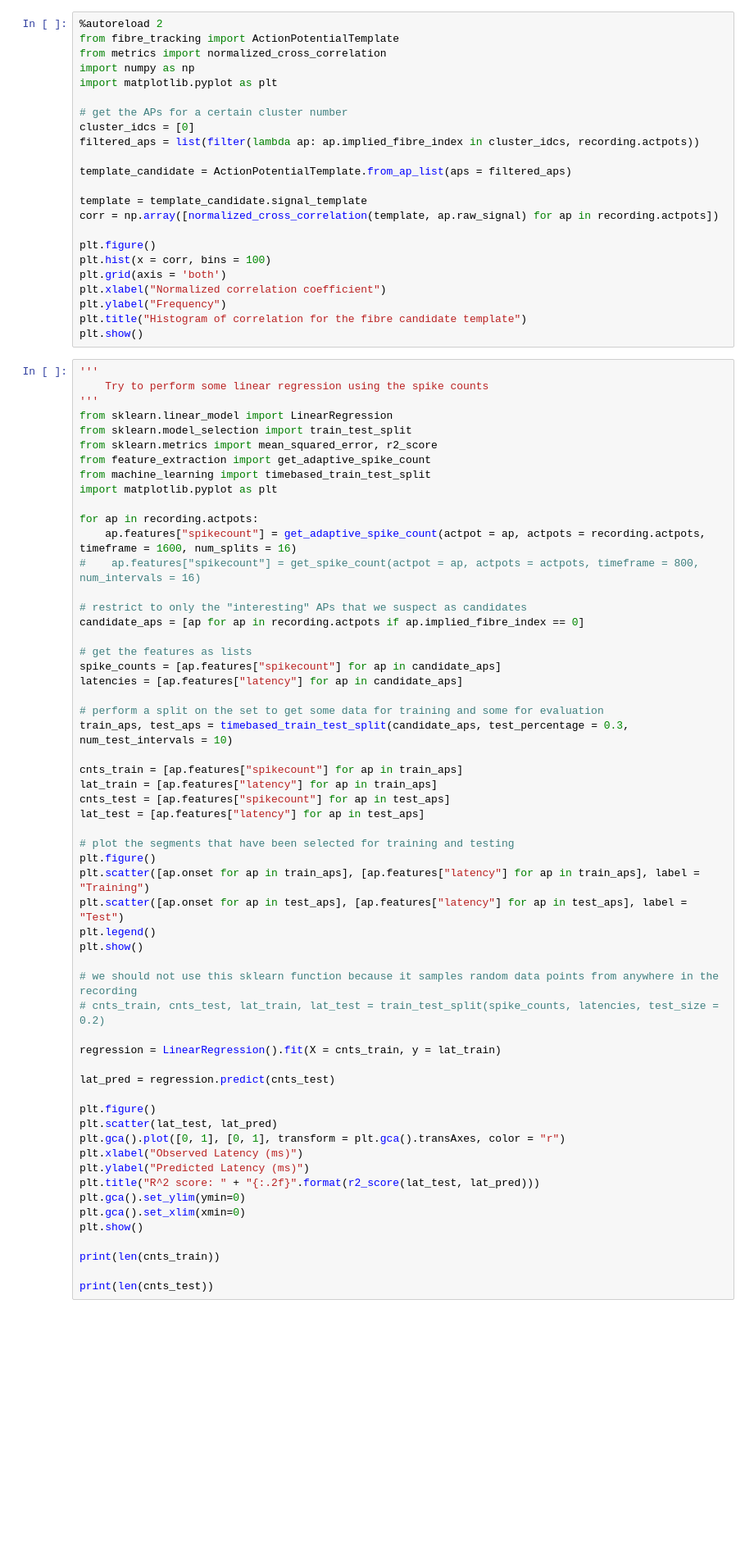
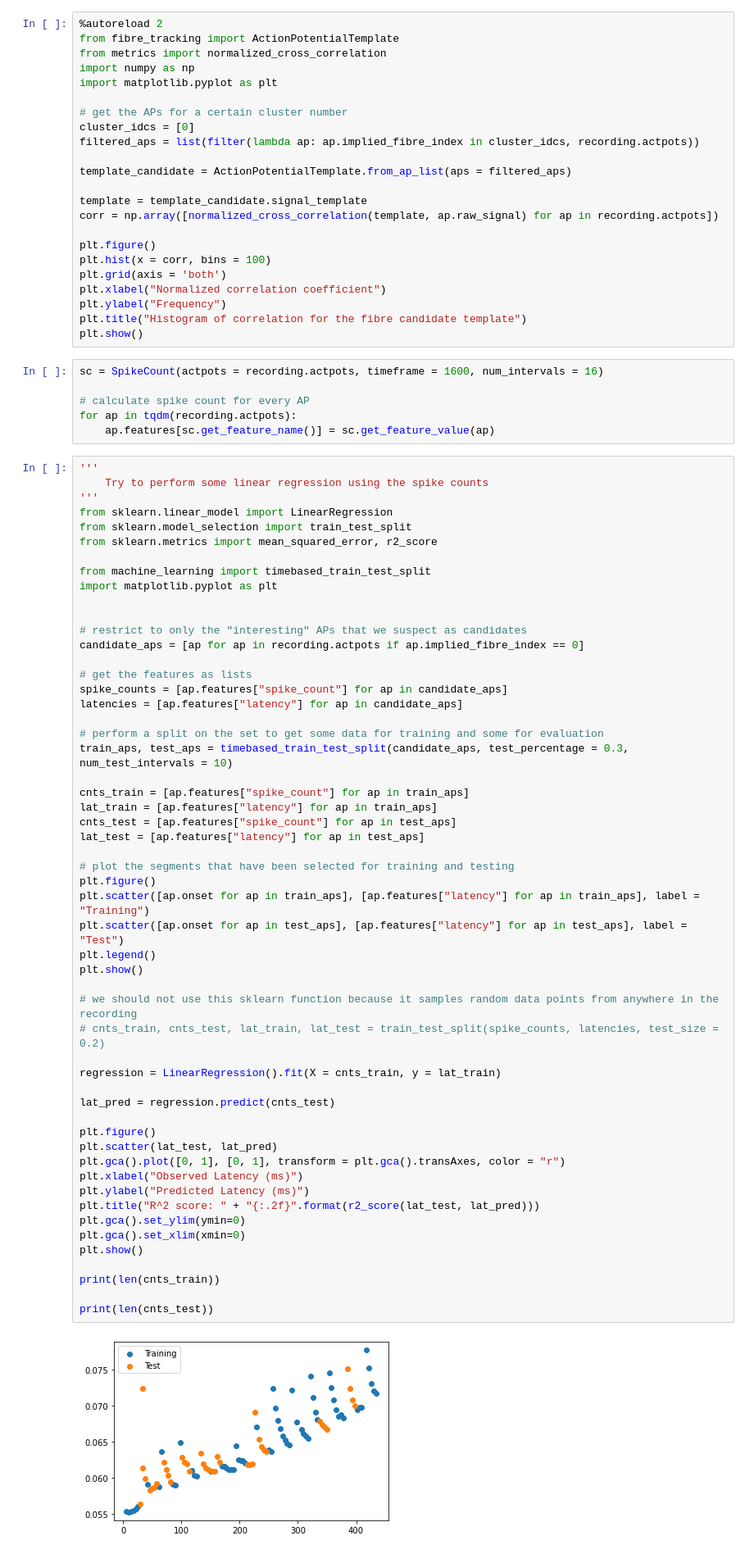
Before and after one commit to rwth-imi/openMNGlab, a Jupyter notebook: code/Spike2_Analysis.ipynb, the cells around one changed output. Shown at 82% size. Saved outputs shown, nothing was run; the diff lists cells and outputs as text; blank space fills up the shorter version.

Commit message:
Fixed problems with feature extraction and duplicate definition of colors

```diff
--- a/code/Spike2_Analysis.ipynb
+++ b/code/Spike2_Analysis.ipynb
@@ -149,6 +106,12 @@ plt.xlabel("Normalized correlation coefficient")
 plt.ylabel("Frequency")
 plt.title("Histogram of correlation for the fibre candidate template")
 plt.show()
+# %%
+sc = SpikeCount(actpots = recording.actpots, timeframe = 1600, num_intervals = 16)
+
+# calculate spike count for every AP
+for ap in tqdm(recording.actpots):
+    ap.features[sc.get_feature_name()] = sc.get_feature_value(ap)
 # %%
 '''
     Try to perform some linear regression using the spike counts
@@ -156,53 +119,52 @@ plt.show()
 from sklearn.linear_model import LinearRegression
 from sklearn.model_selection import train_test_split
 from sklearn.metrics import mean_squared_error, r2_score
-from feature_extraction import get_adaptive_spike_count
+
 from machine_learning import timebased_train_test_split
 import matplotlib.pyplot as plt
 
-for ap in recording.actpots:
-    ap.features["spikecount"] = get_adaptive_spike_count(actpot = ap, actpots = recording.actpots, timeframe = 1600, num_splits = 16)
-#    ap.features["spikecount"] = get_spike_count(actpot = ap, actpots = actpots, timeframe = 800, num_intervals = 16)
 
 # restrict to only the "interesting" APs that we suspect as candidates
 candidate_aps = [ap for ap in recording.actpots if ap.implied_fibre_index == 0]
 
 # get the features as lists
-spike_counts = [ap.features["spikecount"] for ap in candidate_aps]
+spike_counts = [ap.features["spike_count"] for ap in candidate_aps]
 latencies = [ap.features["latency"] for ap in candidate_aps]
 
 # perform a split on the set to get some data for training and some for evaluation
 train_aps, test_aps = timebased_train_test_split(candidate_aps, test_percentage = 0.3, num_test_intervals = 10)
 
-cnts_train = [ap.features["spikecount"] for ap in train_aps]
+cnts_train = [ap.features["spike_count"] for ap in train_aps]
 lat_train = [ap.features["latency"] for ap in train_aps]
-cnts_test = [ap.features["spikecount"] for ap in test_aps]
+cnts_test = [ap.features["spike_count"] for ap in test_aps]
 lat_test = [ap.features["latency"] for ap in test_aps]
 
 # plot the segments that have been selected for training and testing
 plt.figure()
 plt.scatter([ap.onset for ap in train_aps], [ap.features["latency"] for ap in train_aps], label = "Training")
 plt.scatter([ap.onset for ap in test_aps], [ap.features["latency"] for ap in test_aps], label = "Test")
 plt.legend()
 plt.show()
 
 # we should not use this sklearn function because it samples random data points from anywhere in the recording
 # cnts_train, cnts_test, lat_train, lat_test = train_test_split(spike_counts, latencies, test_size = 0.2)
 
 regression = LinearRegression().fit(X = cnts_train, y = lat_train)
 
 lat_pred = regression.predict(cnts_test)
 
 plt.figure()
 plt.scatter(lat_test, lat_pred)
 plt.gca().plot([0, 1], [0, 1], transform = plt.gca().transAxes, color = "r")
 plt.xlabel("Observed Latency (ms)")
 plt.ylabel("Predicted Latency (ms)")
 plt.title("R^2 score: " + "{:.2f}".format(r2_score(lat_test, lat_pred)))
 plt.gca().set_ylim(ymin=0)
 plt.gca().set_xlim(xmin=0)
 plt.show()
 
 print(len(cnts_train))
 
 print(len(cnts_test))
+# %% [output]
+[figure, added]
```
Also changed, not shown: parts of 5 cells of this notebook, 1 other file.
